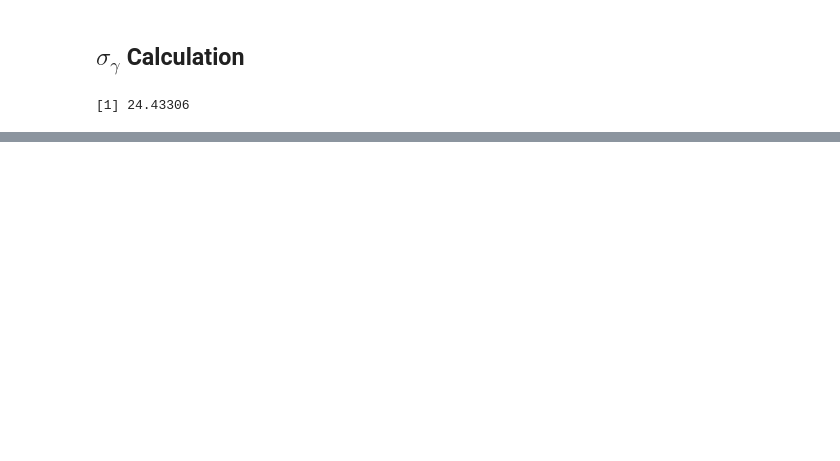
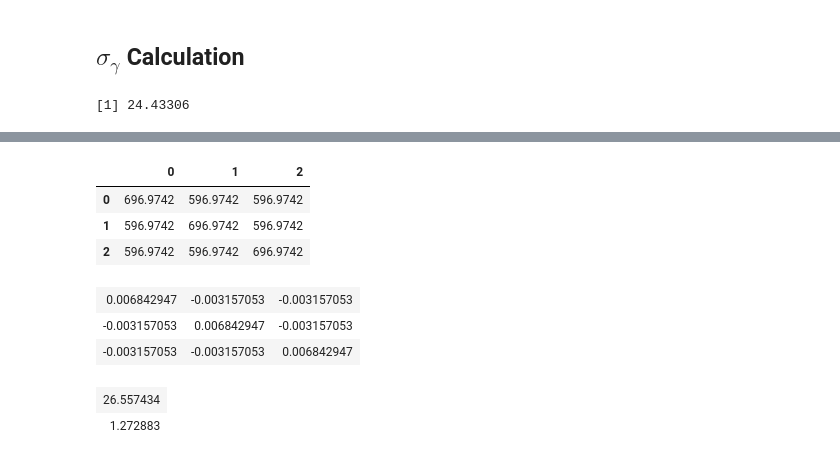
Before and after one commit to ppham27/stat571, a Jupyter notebook: hw7/literacy.ipynb, the cells around one changed output, grey strips where cells are left out. Cells and saved outputs as stored; diff of their text form; code cells hidden in the pictures; blank space fills up the shorter version.

```diff
--- a/hw7/literacy.ipynb
+++ b/hw7/literacy.ipynb
@@ -155,0 +329,13 @@ sqrt(mean((base.literacy - mean(base.literacy))^2))
+# %%
+(subject.covariance <- )
+# %% [output]
+|  | 0 | 1 | 2 |
+| 0 | 696.9742 | 596.9742 | 596.9742 |
+| 1 | 596.9742 | 696.9742 | 596.9742 |
+| 2 | 596.9742 | 596.9742 | 696.9742 |
+# %%
+(subject.covariance.inv <- chol2inv(chol(subject.covariance)))
+# %% [output]
+| 0.006842947 | -0.003157053 | -0.003157053 |
+| -0.003157053 | 0.006842947 | -0.003157053 |
+| -0.003157053 | -0.003157053 | 0.006842947 |
@@ -155,0 +358,5 @@ sqrt(mean((base.literacy - mean(base.literacy))^2))
+# %%
+chol2inv(chol(projected.X)) %*% projected.y
+# %% [output]
+| 26.557434 |
+| 1.272883 |
```
Also changed, not shown: parts of 22 cells of this notebook, 5 other files.
